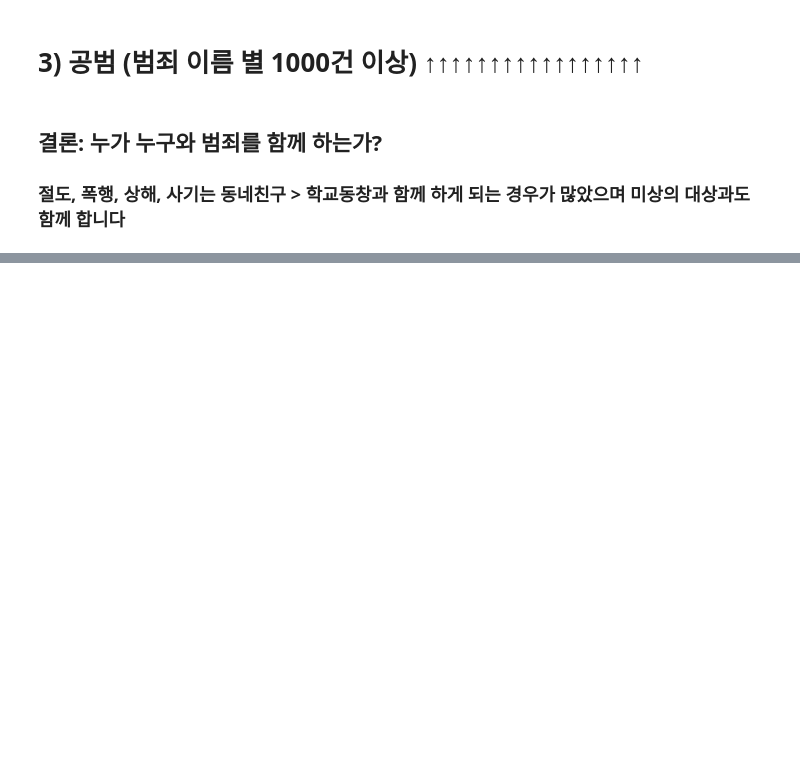
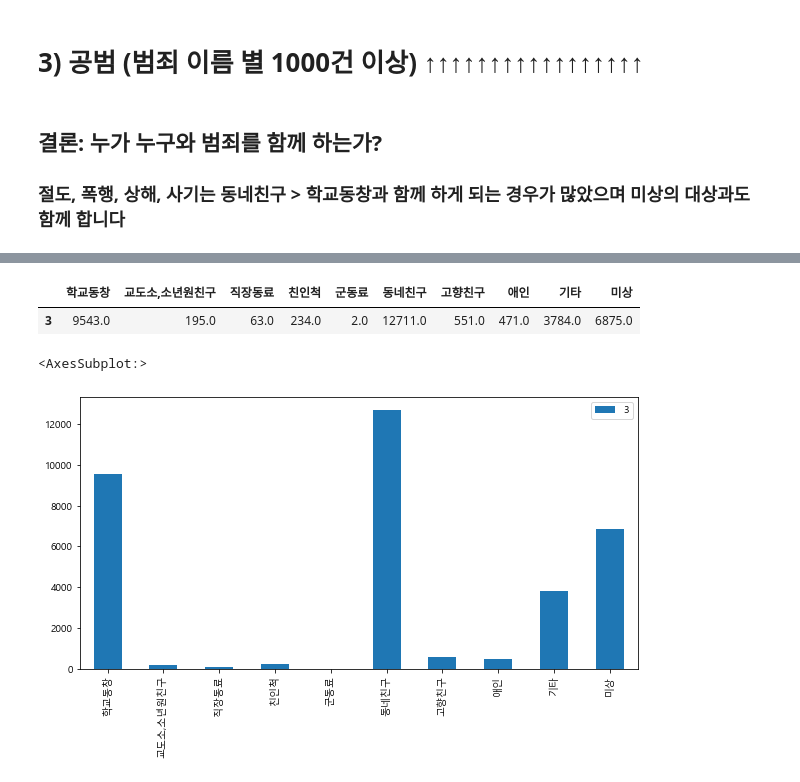
Before and after one commit to hkim11656/crime_analysis, a Jupyter notebook: 04_범죄유형별 소년범죄자 공범관계_홍상석1.ipynb, the cells around one changed output, grey strips where cells are left out. Saved outputs shown, nothing was run; the diff lists cells and outputs as text; code cells hidden in the pictures; blank space fills up the shorter version.

```diff
--- a/04_범죄유형별 소년범죄자 공범관계_홍상석1.ipynb
+++ b/04_범죄유형별 소년범죄자 공범관계_홍상석1.ipynb
@@ -241,0 +278,26 @@ df_acc4.groupby('소분류')['학교동창','교도소,소년원친구','직장
+# %%
+df_acc = df_acc.drop(['No','자료시점','대분류','중분류','소분류','총합계','단독범','공범 소계'], axis='columns')
+# %%
+df_acc = df_acc.drop(index = [0,1,2])
+# %%
+df_acc['학교동창'] = df_acc['학교동창'].astype(float)
+df_acc['교도소,소년원친구'] = df_acc['교도소,소년원친구'].astype(float)
+df_acc['직장동료'] = df_acc['직장동료'].astype(float)
+df_acc['친인척'] = df_acc['친인척'].astype(float)
+df_acc['군동료'] = df_acc['군동료'].astype(float)
+df_acc['동네친구'] = df_acc['동네친구'].astype(float)
+df_acc['고향친구'] = df_acc['고향친구'].astype(float)
+df_acc['애인'] = df_acc['애인'].astype(float)
+df_acc['기타'] = df_acc['기타'].astype(float)
+df_acc['미상'] = df_acc['미상'].astype(float)
+# %%
+df_acc10 = df_acc.loc[3:3]
+df_acc10
+# %% [output]
+|  | 학교동창 | 교도소,소년원친구 | 직장동료 | 친인척 | 군동료 | 동네친구 | 고향친구 | 애인 | 기타 | 미상 |
+| 3 | 9543.0 | 195.0 | 63.0 | 234.0 | 2.0 | 12711.0 | 551.0 | 471.0 | 3784.0 | 6875.0 |
+# %%
+df_acc10.T.plot.bar(figsize=(10,5))
+# %% [output]
+<AxesSubplot:>
+[figure, added]
```
Also changed, not shown: parts of 5 cells of this notebook, 3 other files.
